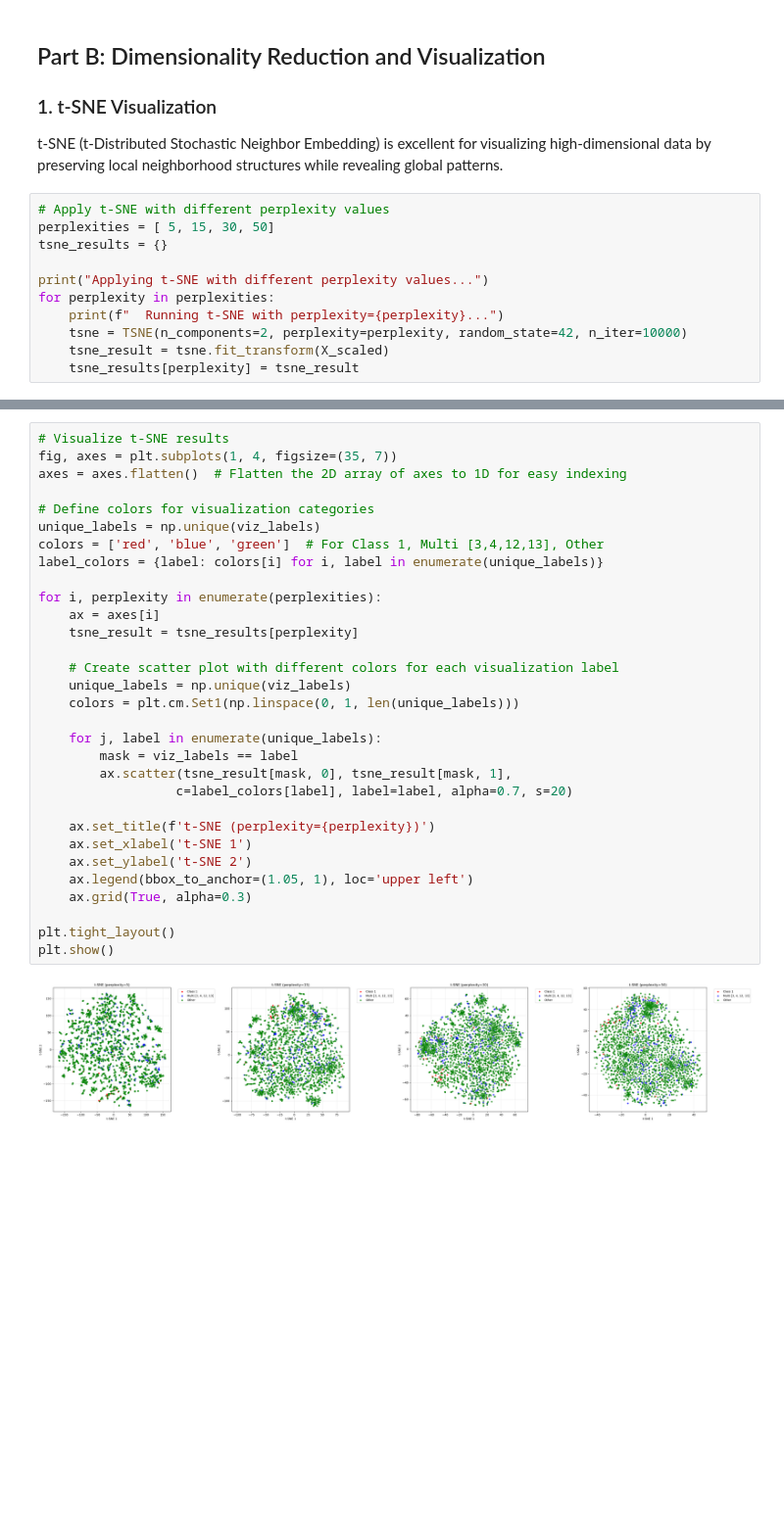
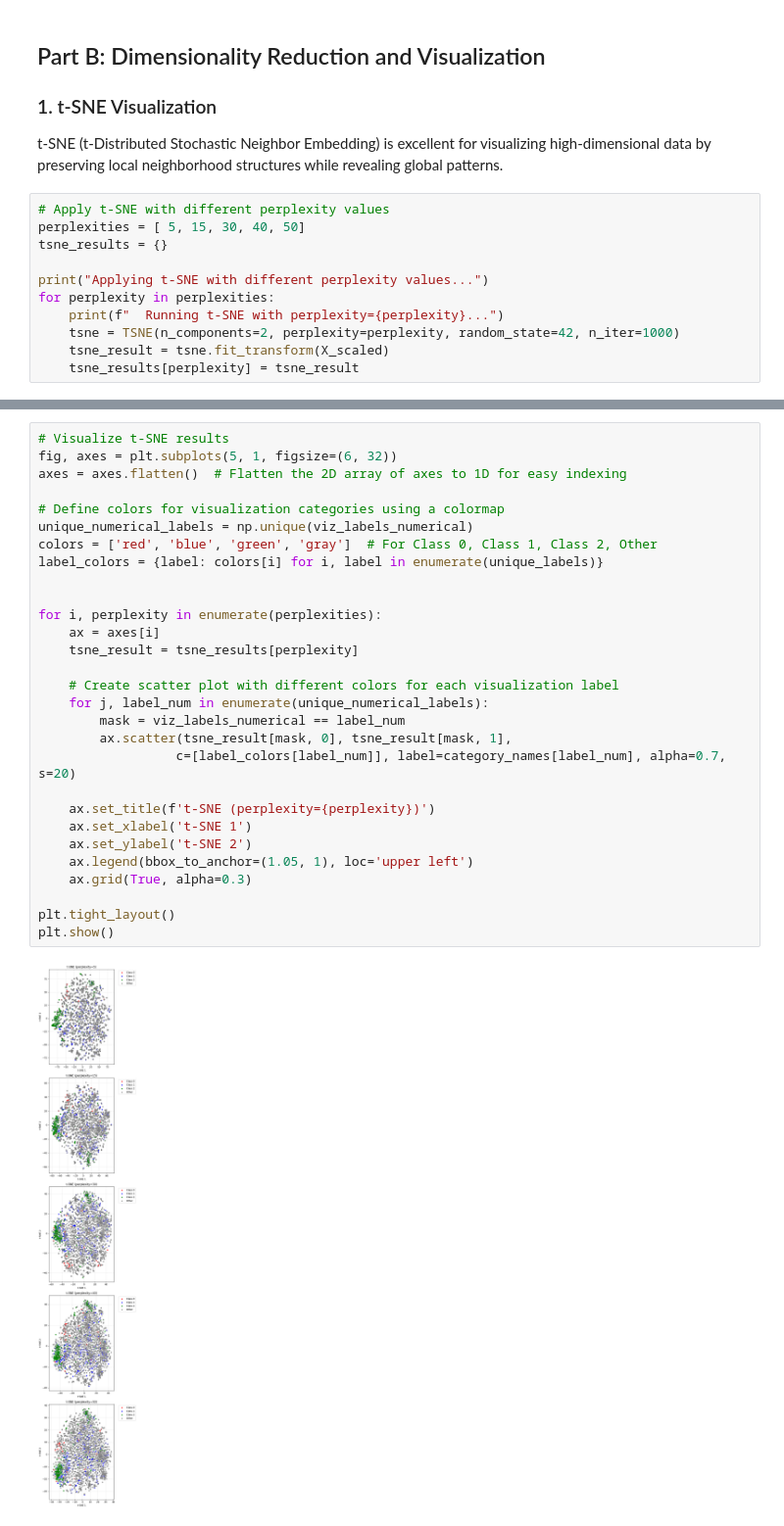
Before and after one commit to dinesh-1410/DA5401-Jul-Nov-2025-assignment-5-dinesh-1410, a Jupyter notebook: DA5401_A5_Manifold_Visualization.ipynb, the cells around one changed output, grey strips where cells are left out. Shown at 98% size. Saved outputs shown, nothing was run; the diff lists cells and outputs as text; blank space fills up the shorter version.

```diff
--- a/DA5401_A5_Manifold_Visualization.ipynb
+++ b/DA5401_A5_Manifold_Visualization.ipynb
@@ -296,13 +306,13 @@ KeyboardInterrupt:
 t-SNE (t-Distributed Stochastic Neighbor Embedding) is excellent for visualizing high-dimensional data by preserving local neighborhood structures while revealing global patterns.
 # %%
 # Apply t-SNE with different perplexity values
-perplexities = [ 5, 15, 30, 50]
+perplexities = [ 5, 15, 30, 40, 50]
 tsne_results = {}
 
 print("Applying t-SNE with different perplexity values...")
 for perplexity in perplexities:
     print(f"  Running t-SNE with perplexity={perplexity}...")
-    tsne = TSNE(n_components=2, perplexity=perplexity, random_state=42, n_iter=10000)
+    tsne = TSNE(n_components=2, perplexity=perplexity, random_state=42, n_iter=1000)
     tsne_result = tsne.fit_transform(X_scaled)
     tsne_results[perplexity] = tsne_result
 # %% [output]
@@ -313,37 +324,35 @@ Applying t-SNE with different perplexity values...
   Running t-SNE with perplexity=50...
 # %%
 # Visualize t-SNE results
-fig, axes = plt.subplots(1, 4, figsize=(35, 7))
+fig, axes = plt.subplots(5, 1, figsize=(6, 32))
 axes = axes.flatten()  # Flatten the 2D array of axes to 1D for easy indexing
 
-# Define colors for visualization categories
-unique_labels = np.unique(viz_labels)
-colors = ['red', 'blue', 'green']  # For Class 1, Multi [3,4,12,13], Other
+# Define colors for visualization categories using a colormap
+unique_numerical_labels = np.unique(viz_labels_numerical)
+colors = ['red', 'blue', 'green', 'gray']  # For Class 0, Class 1, Class 2, Other
 label_colors = {label: colors[i] for i, label in enumerate(unique_labels)}
+
 
 for i, perplexity in enumerate(perplexities):
     ax = axes[i]
     tsne_result = tsne_results[perplexity]
 
     # Create scatter plot with different colors for each visualization label
-    unique_labels = np.unique(viz_labels)
-    colors = plt.cm.Set1(np.linspace(0, 1, len(unique_labels)))
-
-    for j, label in enumerate(unique_labels):
-        mask = viz_labels == label
+    for j, label_num in enumerate(unique_numerical_labels):
+        mask = viz_labels_numerical == label_num
         ax.scatter(tsne_result[mask, 0], tsne_result[mask, 1],
-                  c=label_colors[label], label=label, alpha=0.7, s=20)
+                  c=[label_colors[label_num]], label=category_names[label_num], alpha=0.7, s=20)
 
     ax.set_title(f't-SNE (perplexity={perplexity})')
     ax.set_xlabel('t-SNE 1')
     ax.set_ylabel('t-SNE 2')
     ax.legend(bbox_to_anchor=(1.05, 1), loc='upper left')
     ax.grid(True, alpha=0.3)
 
 plt.tight_layout()
 plt.show()
 # %% [output]
-[figure, old version]
+[figure, new version]
 # %%
 tsne_best = tsne_results[30]
 # Create comprehensive t-SNE visualizations
```
Also changed, not shown: parts of 21 cells of this notebook.
